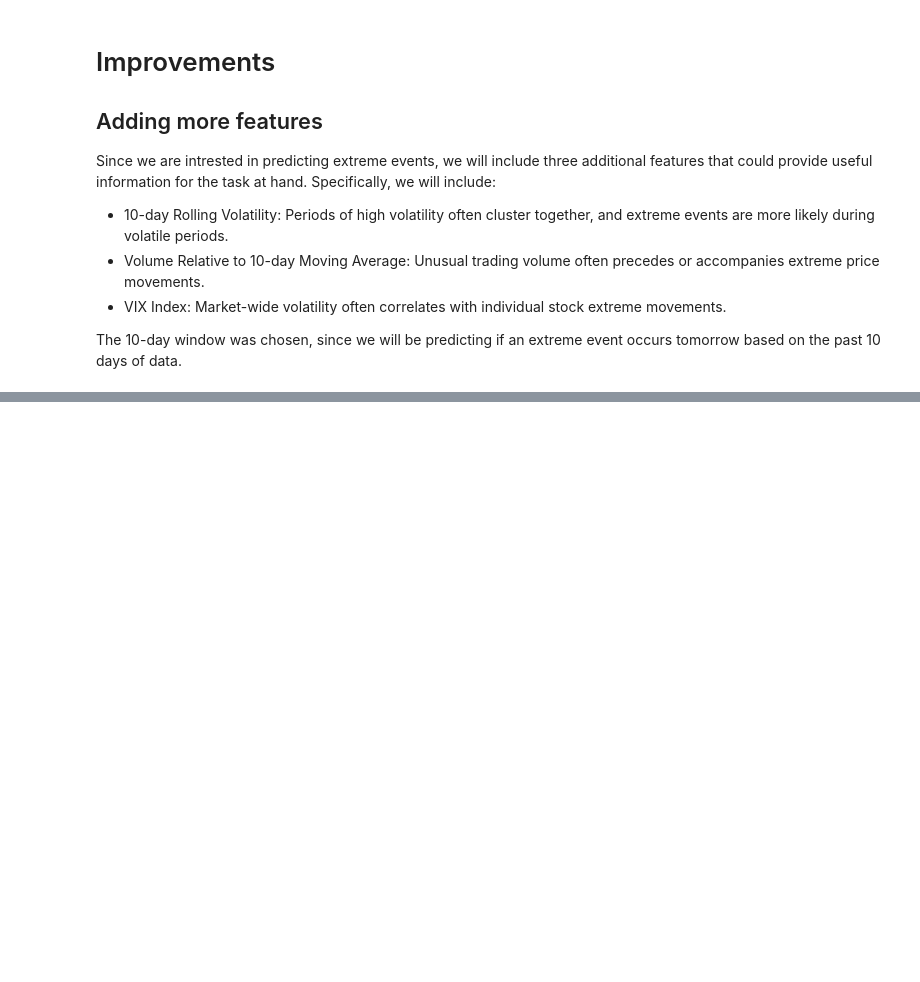
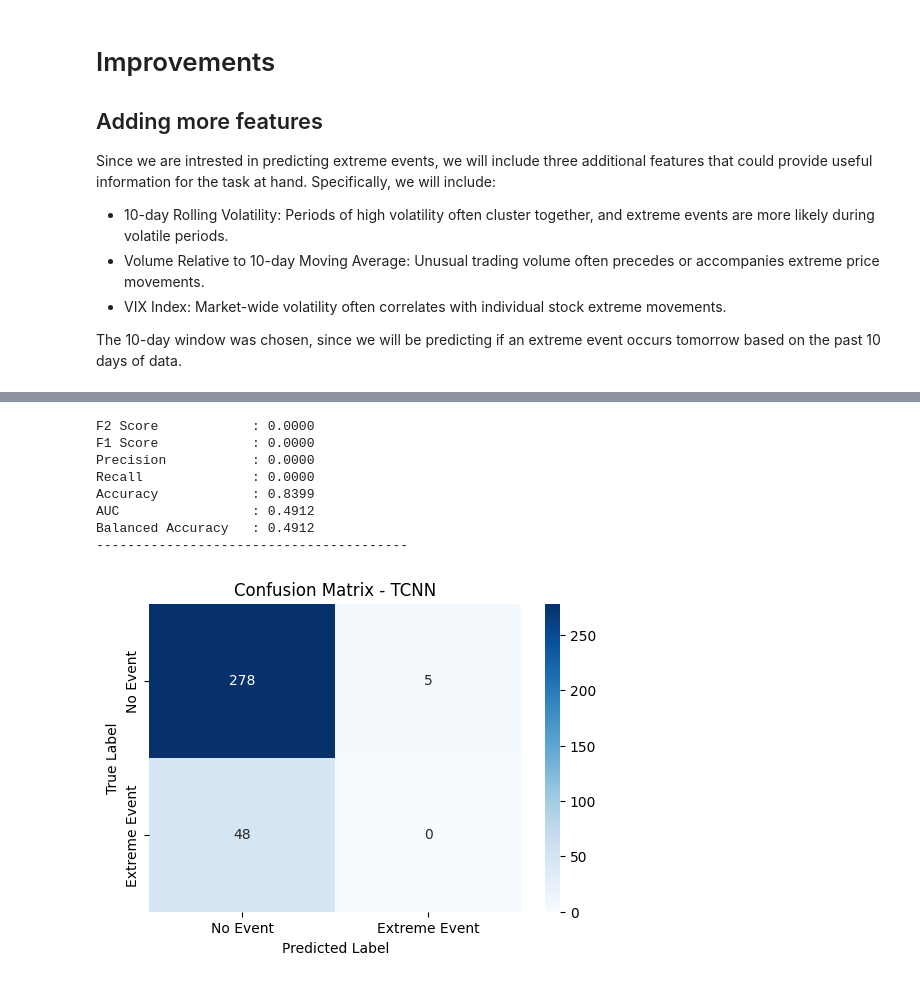
Before and after one commit to nmourdo/extreme_event_prediction, a Jupyter notebook: report.ipynb, the cells around one changed output, grey strips where cells are left out. Saved outputs shown, nothing was run; the diff lists cells and outputs as text; code cells hidden in the pictures; blank space fills up the shorter version.

```diff
--- a/report.ipynb
+++ b/report.ipynb
@@ -431,9 +431,9 @@ torch.manual_seed(42)
 from src.data_preprocessing import StockDataPreprocessor
 
 stock_prices = StockDataPreprocessor(
-        ticker="AAPL", start_date="2015-01-01", end_date="2024-01-31"
+        ticker="AAPL", start_date="2020-01-01", end_date="2024-01-01"
     ).download_and_prepare_stock_data()
-
+# Standardize the features
 stock_prices = StockDataPreprocessor.standardize_data(stock_prices, ['Open', 'High', 'Low', 'Close', 'Volume'])
 stock_prices.head()
 # %% [output]
@@ -570,0 +648,13 @@ ImportError: cannot import name 'add_features' from 'src.data_preprocessing' (/U
+# %%
+from src.temporal_cnn import TCNN
+
+best_model = TCNN.load_from_checkpoint(
+    checkpoint_callback.best_model_path,
+    n_features=X_train.shape[1],
+    lookback=X_train.shape[2],
+    learning_rate=1e-3,
+    hidden_dim=192,
+    conv_channels=200,
+    kernel_size=3,
+    dropout_prob=0.4,
+)
@@ -570,0 +666,20 @@ ImportError: cannot import name 'add_features' from 'src.data_preprocessing' (/U
+# %%
+from src.model_evaluation import ModelEvaluator
+
+evaluator = ModelEvaluator(model=best_model, model_type="TCNN")
+metrics = evaluator.evaluate(X_test, y_test)
+for metric, value in metrics.items():
+    print(f"{metric:20s}: {value:.4f}")
+print("-" * 40)
+
+evaluator.plot_confusion_matrix(X_test, y_test)
+# %% [output]
+F2 Score            : 0.0000
+F1 Score            : 0.0000
+Precision           : 0.0000
+Recall              : 0.0000
+Accuracy            : 0.8399
+AUC                 : 0.4912
+Balanced Accuracy   : 0.4912
+----------------------------------------
+[figure, added]
```
Also changed, not shown: parts of 6 cells of this notebook.
